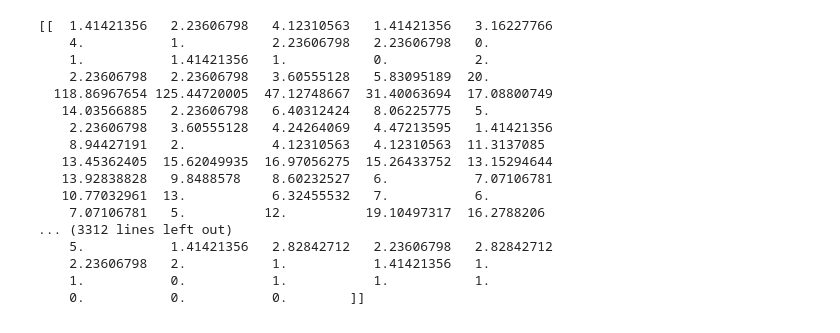
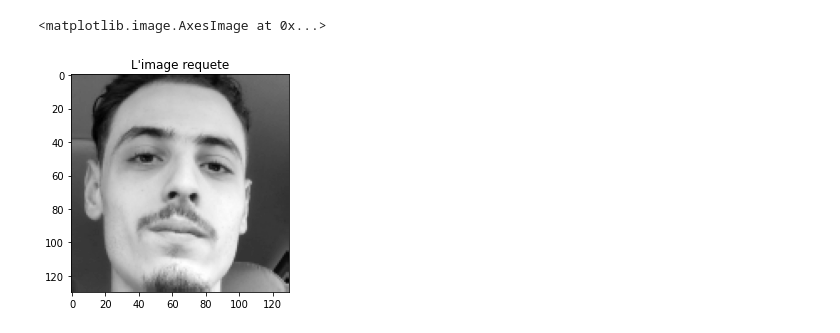
Before and after one commit to Se1f0/HOG, a Jupyter notebook: hog.ipynb, the cells around one changed output. Drawn from its saved outputs; the diff is of its cells as text; code cells hidden in the pictures.

```diff
--- a/hog.ipynb
+++ b/hog.ipynb
@@ -14,23 +16,14 @@ np.set_printoptions(threshold=sys.maxsize)
 # imageG= cv2.copyMakeBorder(image,1,1,1,1,cv2.BORDER_REFLECT)
 # print(imageG)
 # %%
-face_cascade = cv2.CascadeClassifier('haarcascade_frontalface_default.xml')
-
-img = cv2.imread('sifo.jpg',0)
-faces = face_cascade.detectMultiScale(img, 1.4, 4)
-for (x, y, w, h) in faces:
-    faces = img[y:y + h, x:x + w]
-    cv2.imwrite('face1.jpg', faces)
-face1 = cv2.imread('face1.jpg',0)
-face1 = cv2.resize(face1,(128,128),interpolation = cv2.INTER_AREA)
-cv2.imwrite('face1.jpg',face1)
-h,w = face1.shape[:2]
-print(face1)
-print(h,w)
-
-imageG = cv2.copyMakeBorder(face1,1,1,1,1,cv2.BORDER_REFLECT)
-plt.imshow(imageG,cmap='gray')
-height,width = imageG.shape[:2]
-print(height,width)
-# cv2.imshow('test',imageG)
-# cv2.waitKey(0)
+# Une fonction pour detecter le visage dans une image donnée en entrée
+def getFace(img):
+    face_cascade = cv2.CascadeClassifier('haarcascade_frontalface_default.xml')
+    faces = face_cascade.detectMultiScale(img, 1.4, 4)
+    for (x, y, w, h) in faces:
+        faces = img[y:y + h, x:x + w]
+        cv2.imwrite('Images/face.jpg', faces)
+    face = cv2.imread('Images/face.jpg',0)
+    face = cv2.resize(face,(128,128),interpolation = cv2.INTER_AREA)
+    os.remove('Images/face.jpg')
+    return face
@@ -112,28 +30,14 @@ print(gy)
-# %%
-#Magnitude
-def magnitude(gx,gy):
-    m = np.zeros([h,w])
-    for l in range(h) :
-        for p in range(w) :
-            m[l,p]= math.sqrt( gx[l,p]**2 + gy[l,p]**2 )
-    return m
-m = magnitude(gx,gy)
-print(m)
-# %% [output]
-[[  1.41421356   2.23606798   4.12310563   1.41421356   3.16227766
-    4.           1.           2.23606798   2.23606798   0.
-    1.           1.41421356   1.           0.           2.
-    2.23606798   2.23606798   3.60555128   5.83095189  20.
-  118.86967654 125.44720005  47.12748667  31.40063694  17.08800749
-   14.03566885   2.23606798   6.40312424   8.06225775   5.
-    2.23606798   3.60555128   4.24264069   4.47213595   1.41421356
-    8.94427191   2.           4.12310563   4.12310563  11.3137085
-   13.45362405  15.62049935  16.97056275  15.26433752  13.15294644
-   13.92838828   9.8488578    8.60232527   6.           7.07106781
-   10.77032961  13.           6.32455532   7.           6.
-    7.07106781   5.          12.          19.10497317  16.2788206
-... (3312 lines left out)
-    5.           1.41421356   2.82842712   2.23606798   2.82842712
-    2.23606798   2.           1.           1.41421356   1.
-    1.           0.           1.           1.           1.
-    0.           0.           0.        ]]
+# %%
+# On lit l'image requete et on detect le visage
+img_path = 'Images/1.jpg'
+img = cv2.imread(img_path,0)
+plt.imshow(img,cmap='gray')
+img = getFace(img)
+h,w = img.shape[:2]
+img = cv2.copyMakeBorder(img,1,1,1,1,cv2.BORDER_REFLECT)
+height,width = img.shape[:2]
+plt.title("L'image requete")
+plt.imshow(img,cmap='gray')
+# %% [output]
+<matplotlib.image.AxesImage at 0x...>
+[figure, added]
```
Also changed, not shown: parts of 16 cells of this notebook, 10 other files.
